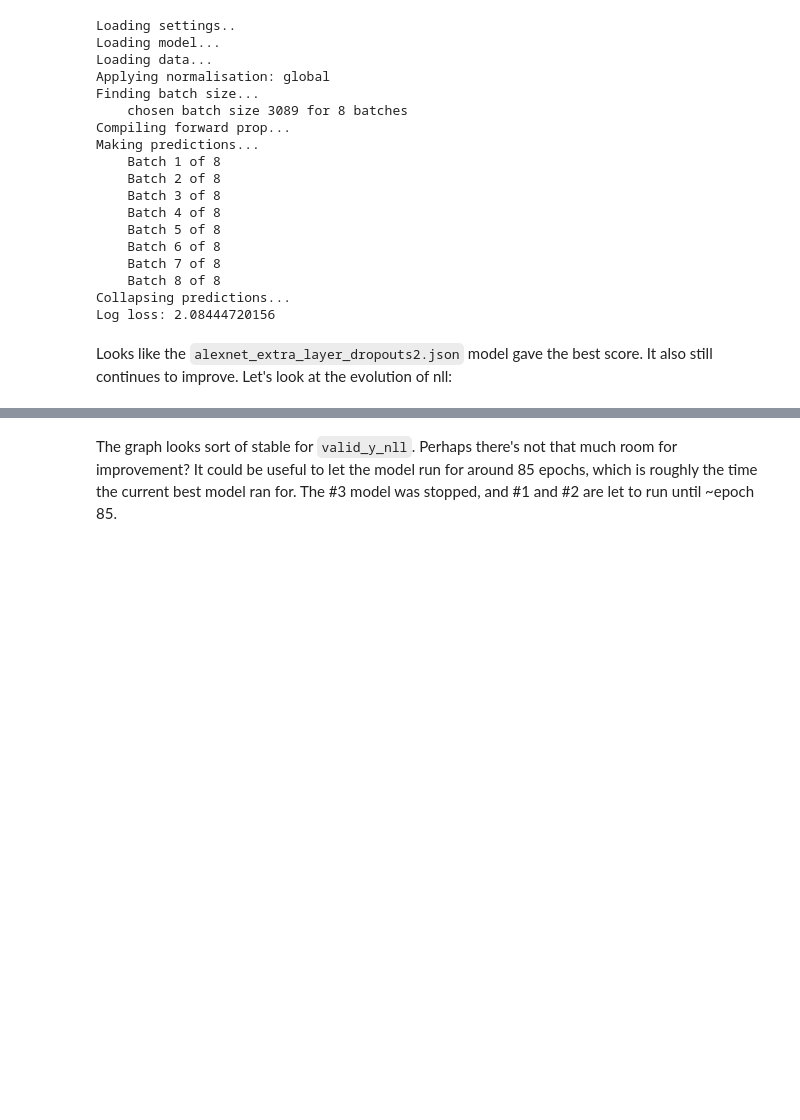
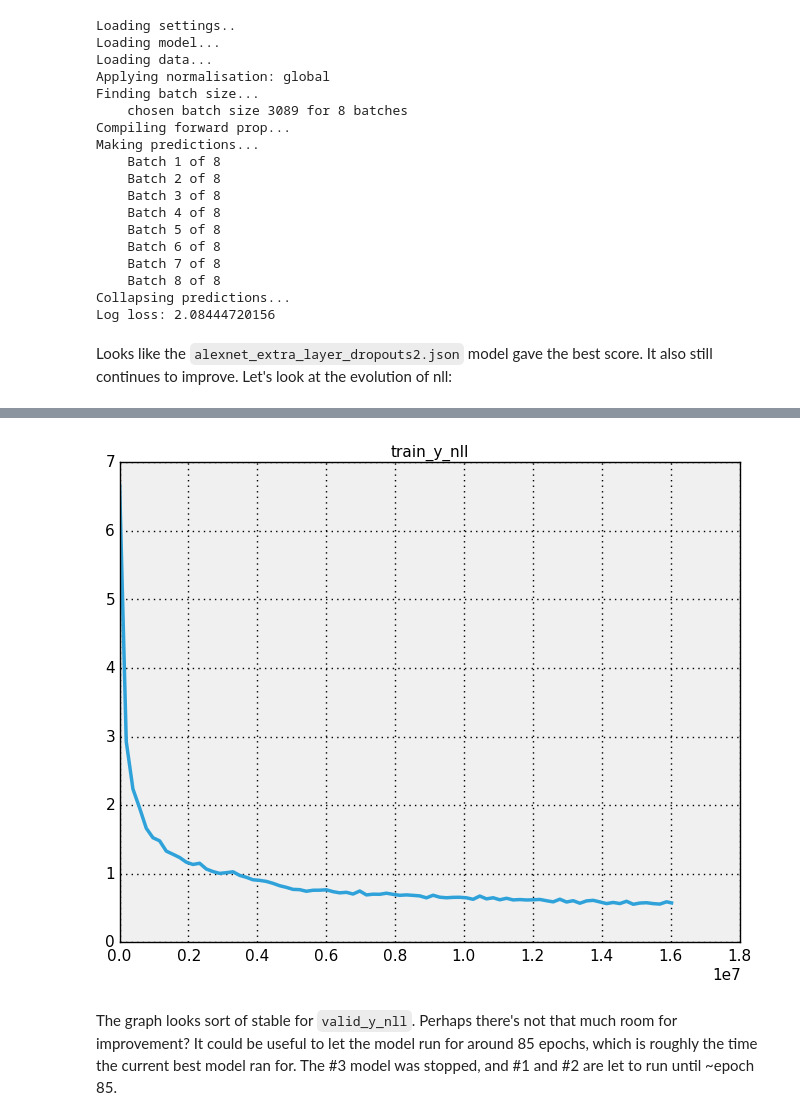
Before and after one commit to Neuroglycerin/neukrill-net-work, a Jupyter notebook: notebooks/Analyse alexnet_extra_layer_dropouts models.ipynb, the cells around one changed output, grey strips where cells are left out. Saved outputs shown, nothing was run; the diff lists cells and outputs as text; code cells hidden in the pictures; blank space fills up the shorter version.

```diff
--- a/notebooks/Analyse alexnet_extra_layer_dropouts models.ipynb
+++ b/notebooks/Analyse alexnet_extra_layer_dropouts models.ipynb
@@ -140,3 +114,7 @@ KeyboardInterrupt:
+# %%
+plot_monitor(m,c="train_y_nll")
+# %% [output]
+[figure, added]
 # %% [markdown]
 The graph looks sort of stable for `valid_y_nll`. Perhaps there's not that much room for improvement? It could be useful to let the model run for around 85 epochs, which is roughly the time the current best model ran for. The #3 model was stopped, and #1 and #2 are let to run until ~epoch 85.
 # %% [markdown]
```
Also changed, not shown: parts of 7 cells of this notebook.
